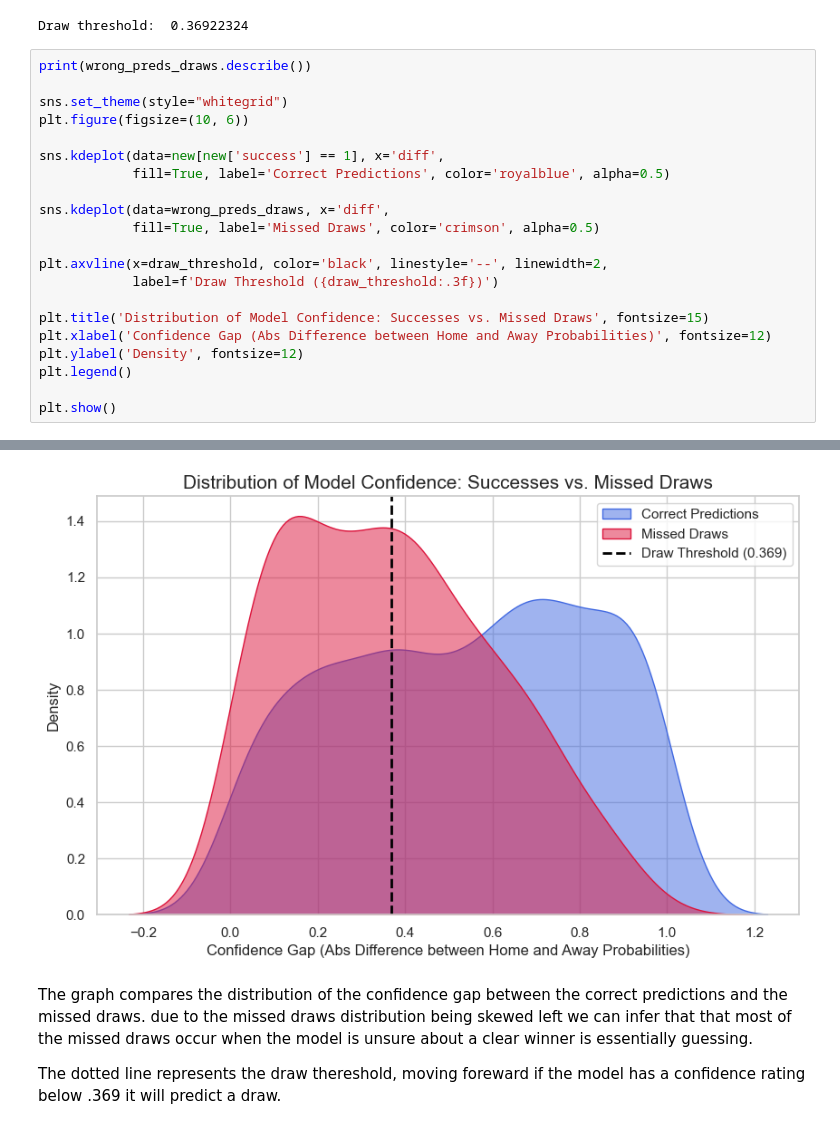
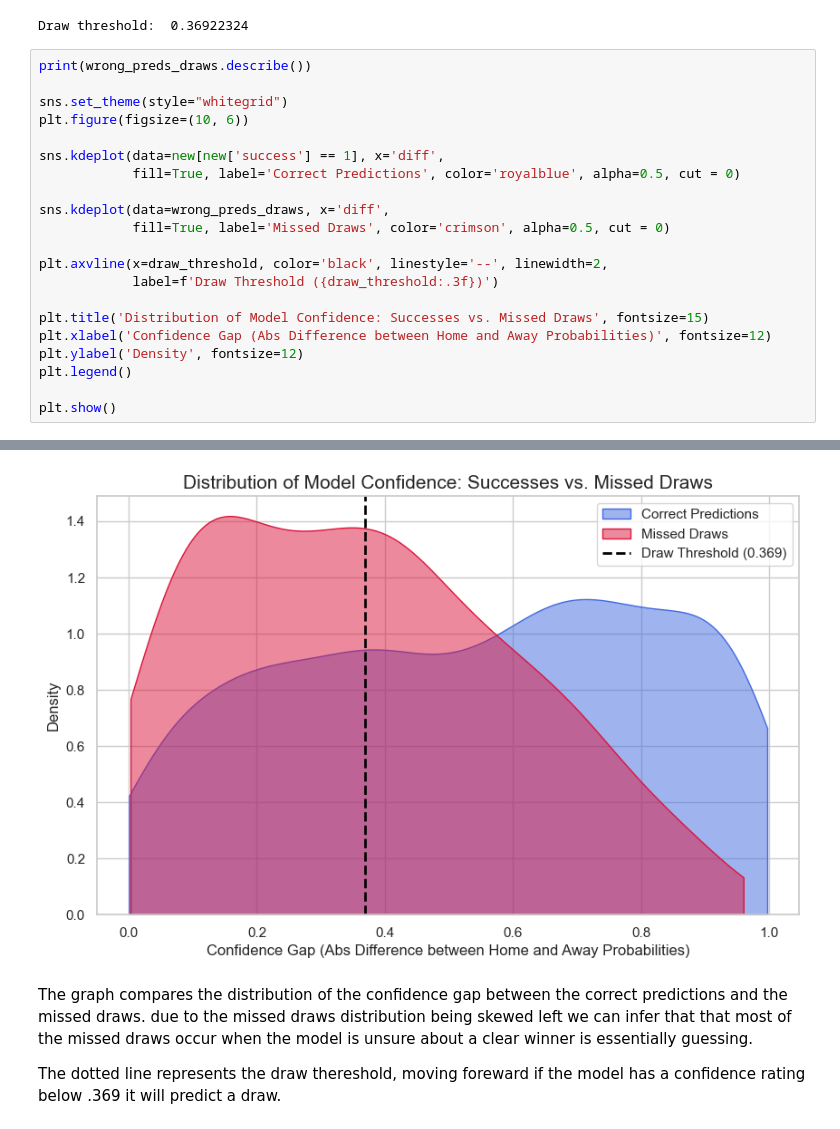
Before and after one commit to arms-and-hands155/WC2026-Predictor, a Jupyter notebook: notebooks/02_model.ipynb, the cells around one changed output, grey strips where cells are left out. Saved outputs shown, nothing was run; the diff lists cells and outputs as text.

```diff
--- a/notebooks/02_model.ipynb
+++ b/notebooks/02_model.ipynb
@@ -121,41 +121,41 @@ sns.set_theme(style="whitegrid")
 plt.figure(figsize=(10, 6))
 
 sns.kdeplot(data=new[new['success'] == 1], x='diff',
-            fill=True, label='Correct Predictions', color='royalblue', alpha=0.5)
+            fill=True, label='Correct Predictions', color='royalblue', alpha=0.5, cut = 0)
 
 sns.kdeplot(data=wrong_preds_draws, x='diff',
-            fill=True, label='Missed Draws', color='crimson', alpha=0.5)
+            fill=True, label='Missed Draws', color='crimson', alpha=0.5, cut = 0)
 
 plt.axvline(x=draw_threshold, color='black', linestyle='--', linewidth=2,
             label=f'Draw Threshold ({draw_threshold:.3f})')
 
 plt.title('Distribution of Model Confidence: Successes vs. Missed Draws', fontsize=15)
 plt.xlabel('Confidence Gap (Abs Difference between Home and Away Probabilities)', fontsize=12)
 plt.ylabel('Density', fontsize=12)
 plt.legend()
 
 plt.show()
 # %% [output]
          elo_diff   home_form   away_form         h2h     home_gd     away_gd  \
 count  255.000000  255.000000  255.000000  255.000000  255.000000  255.000000
 mean    15.488667    1.512549    1.423922    0.515529    0.281961    0.126667
 std    194.130976    0.624247    0.587280    0.261202    1.108374    1.036839
 min   -528.540000    0.000000    0.100000    0.000000   -3.900000   -2.700000
 25%   -108.935000    1.050000    1.000000    0.330000   -0.500000   -0.600000
 50%     18.670000    1.500000    1.400000    0.500000    0.300000    0.000000
 75%    149.845000    2.000000    1.800000    0.700000    1.000000    0.800000
 max    601.130000    3.000000    3.000000    1.000000    3.300000    2.800000
 
        target        diff   predicted  success
 count   255.0  255.000000  255.000000    255.0
 mean      1.0    0.369223    1.466667      0.0
 std       0.0    0.237655    0.886173      0.0
 min       1.0    0.002976    0.000000      0.0
 25%       1.0    0.159767    0.000000      0.0
 50%       1.0    0.358158    2.000000      0.0
 75%       1.0    0.545848    2.000000      0.0
 max       1.0    0.959850    2.000000      0.0
-[figure, old version]
+[figure, new version]
 # %% [markdown]
 The graph compares the distribution of the confidence gap between the correct predictions and the missed draws. due to the missed draws distribution being skewed left we can infer that that most of the missed draws occur when the model is unsure about a clear winner is essentially guessing.
 
```
Also changed, not shown: parts of 1 cell of this notebook, 7 other files.
